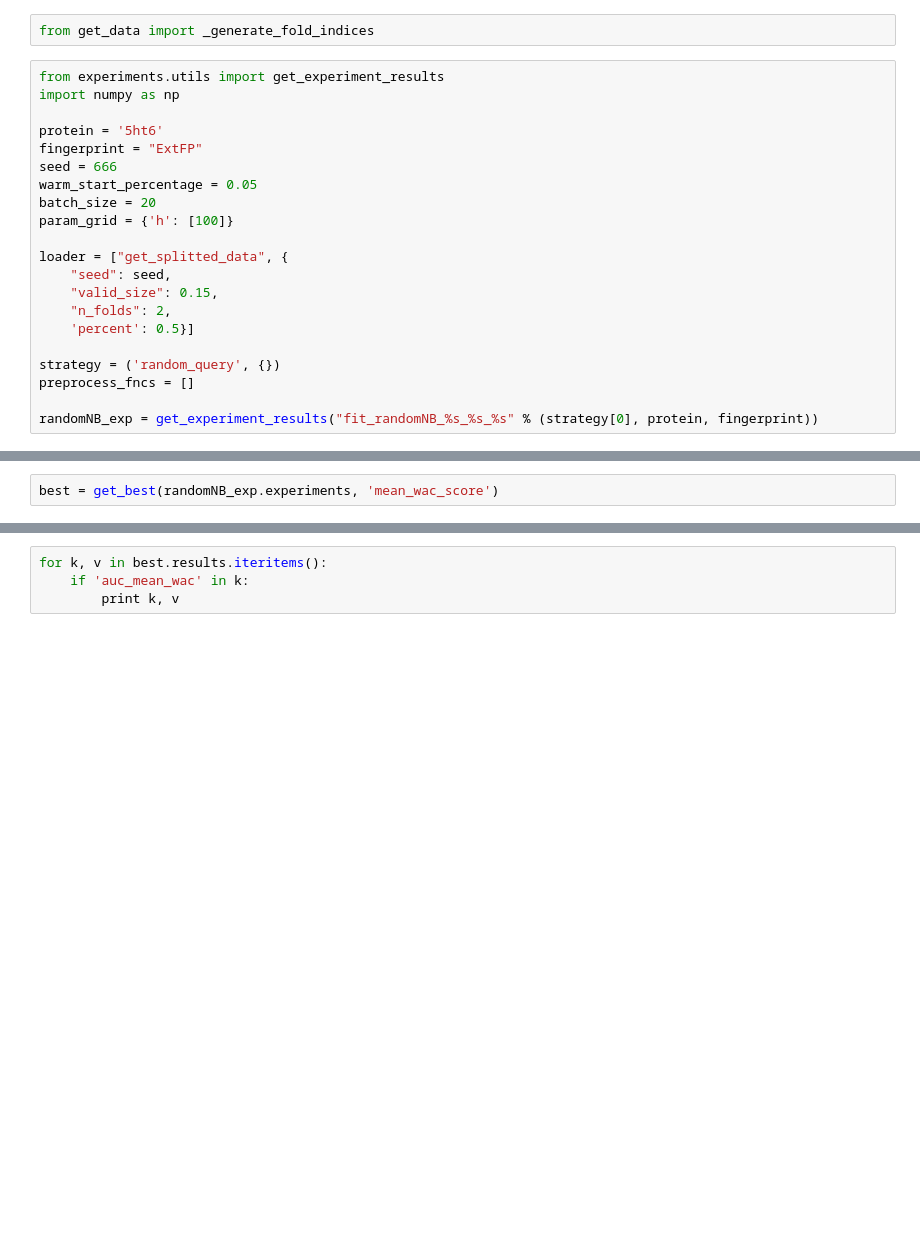
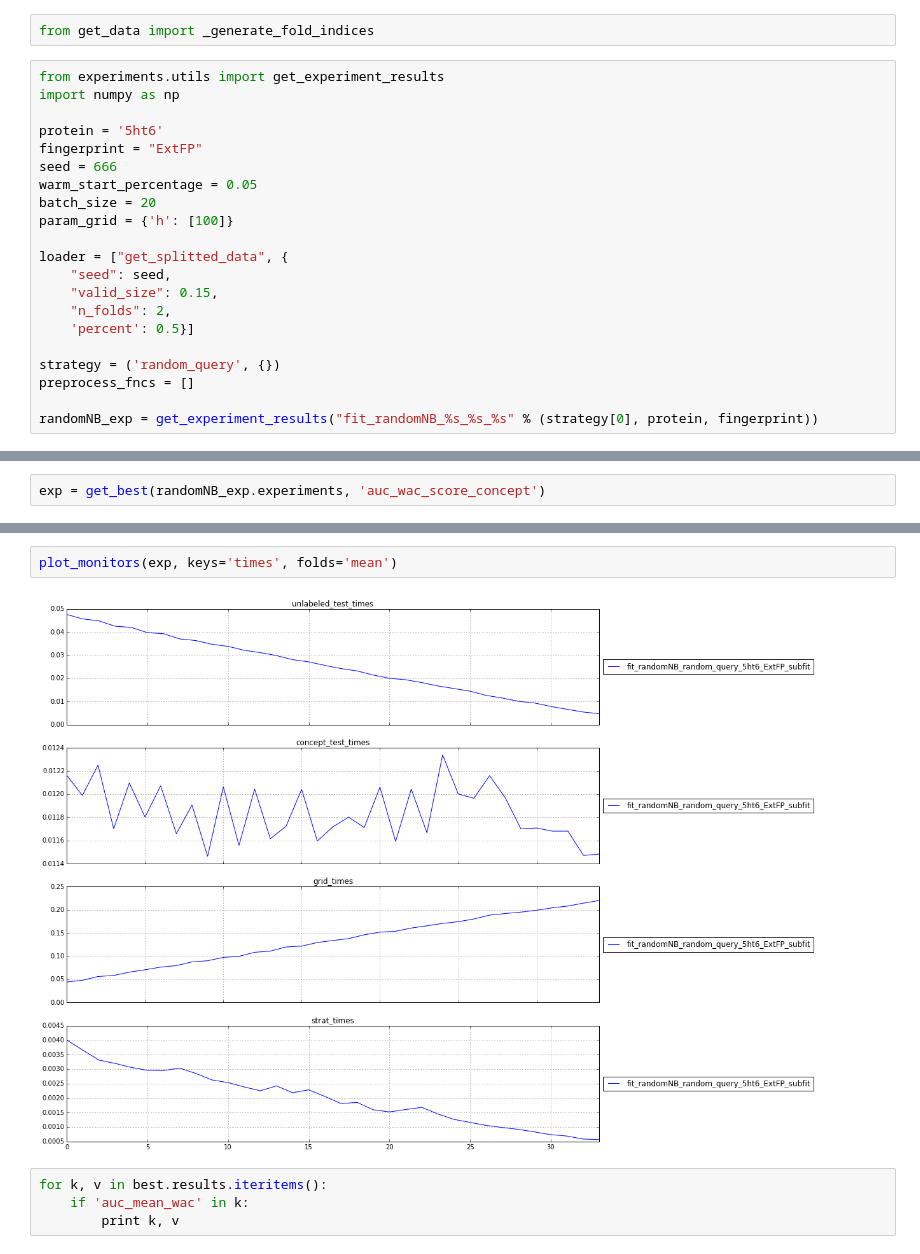
Before and after one commit to gmum/mlls2015, a Jupyter notebook: notebooks/igors_sketchbook.ipynb, the cells around one changed output, grey strips where cells are left out. Drawn from its saved outputs; the diff is of its cells as text; blank space fills up the shorter version.

```diff
--- a/notebooks/igors_sketchbook.ipynb
+++ b/notebooks/igors_sketchbook.ipynb
@@ -65,2 +59,2 @@ randomNB_exp.experiments[0].results
 # %%
-best = get_best(randomNB_exp.experiments, 'mean_wac_score')
+exp = get_best(randomNB_exp.experiments, 'auc_wac_score_concept')
@@ -69,3 +81,7 @@ KeyError: 'mean_wac_score'
+# %%
+plot_monitors(exp, keys='times', folds='mean')
+# %% [output]
+[figure, added]
 # %%
 for k, v in best.results.iteritems():
     if 'auc_mean_wac' in k:
```
Also changed, not shown: parts of 6 cells of this notebook, 4 other files.
